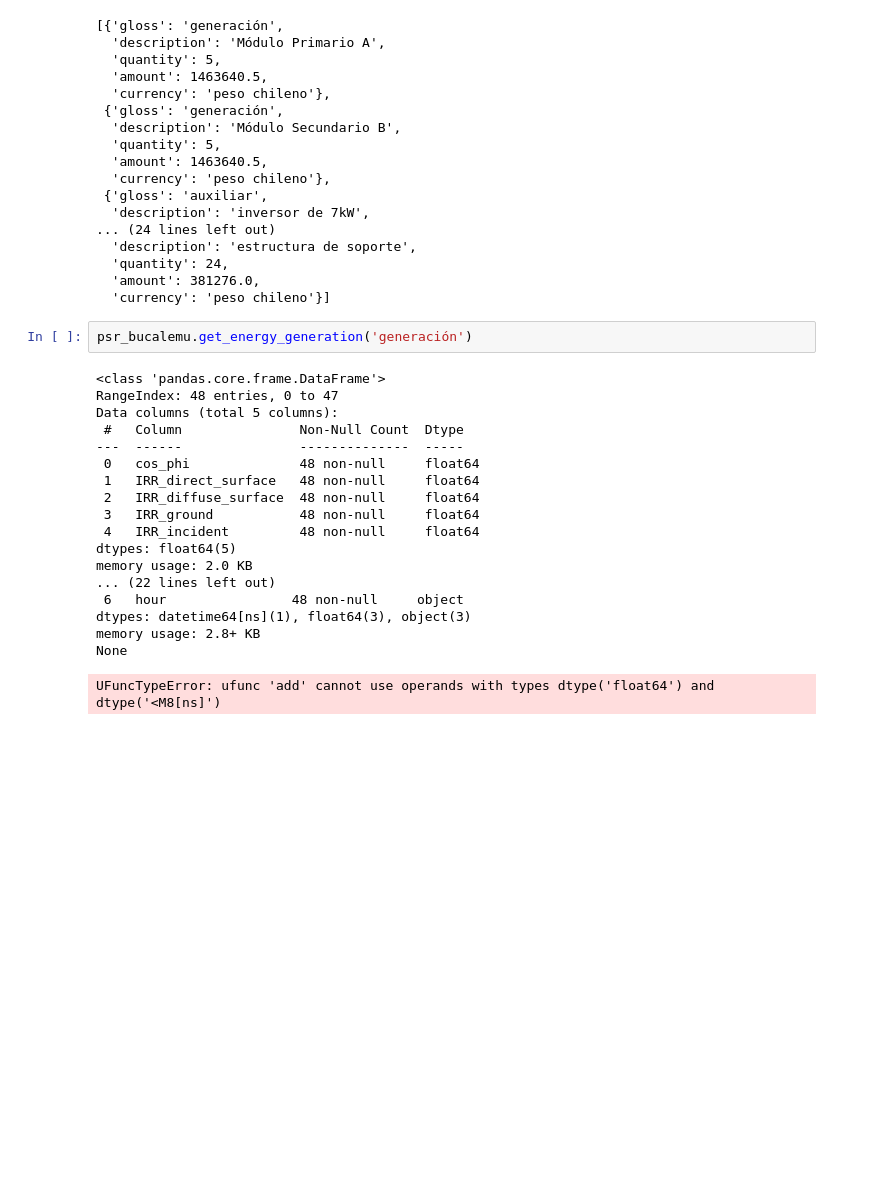
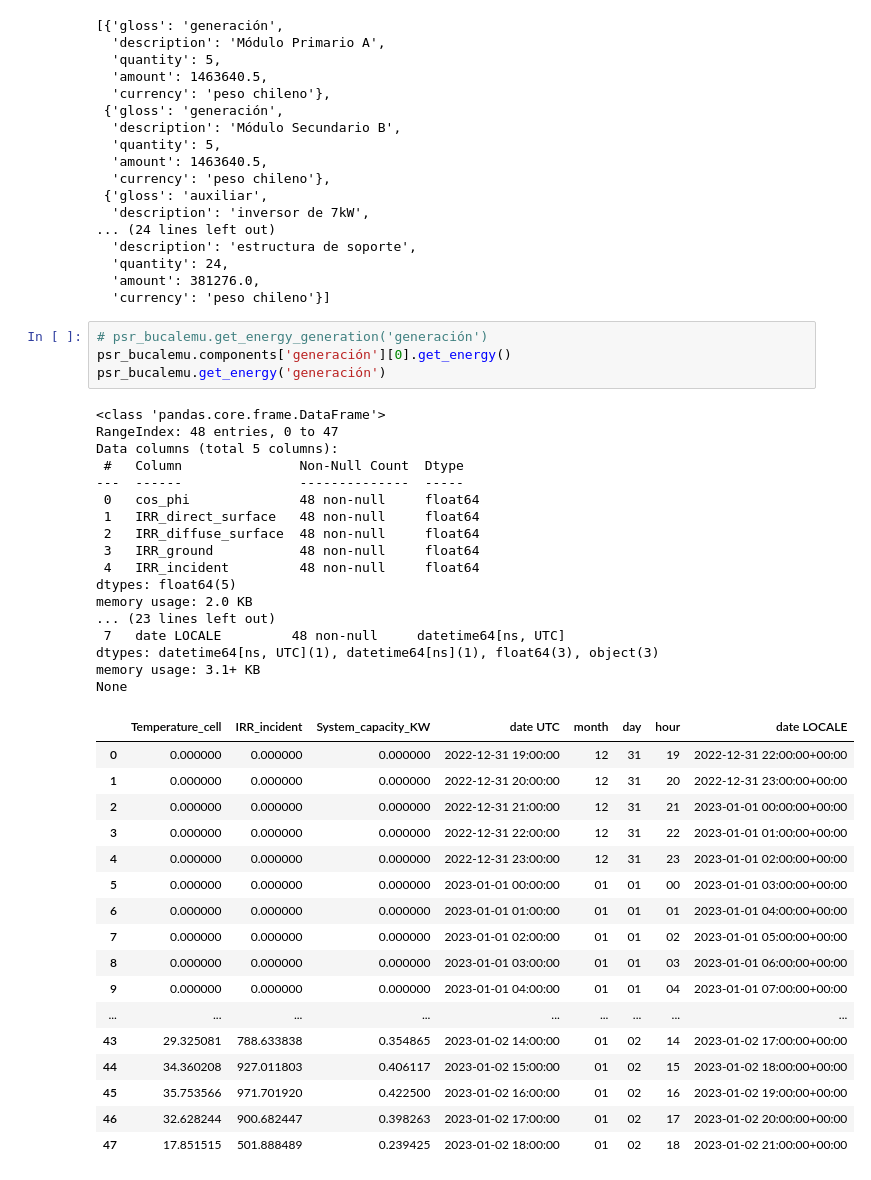
Before and after one commit to ccnmagnoo/energy-report-modeler, a Jupyter notebook: main.ipynb, the cells around one changed output. Cells and saved outputs as stored; diff of their text form; blank space fills up the shorter version.

Commit message:
global get_energy summarize by project

```diff
--- a/main.ipynb
+++ b/main.ipynb
@@ -188,24 +188,42 @@ estimado 10967899.149999999 on grid 8279200 off grid 16368450 linear 2459900.0
   'quantity': 24,
   'amount': 381276.0,
   'currency': 'peso chileno'}]
-# %%
-psr_bucalemu.get_energy_generation('generación')
-# %% [output]
-<class 'pandas.core.frame.DataFrame'>
-RangeIndex: 48 entries, 0 to 47
-Data columns (total 5 columns):
- #   Column               Non-Null Count  Dtype
----  ------               --------------  -----
- 0   cos_phi              48 non-null     float64
- 1   IRR_direct_surface   48 non-null     float64
- 2   IRR_diffuse_surface  48 non-null     float64
- 3   IRR_ground           48 non-null     float64
- 4   IRR_incident         48 non-null     float64
-dtypes: float64(5)
-memory usage: 2.0 KB
-... (22 lines left out)
- 6   hour                48 non-null     object
-dtypes: datetime64[ns](1), float64(3), object(3)
-memory usage: 2.8+ KB
-None
-UFuncTypeError: ufunc 'add' cannot use operands with types dtype('float64') and dtype('<M8[ns]')
+# %%
+# psr_bucalemu.get_energy_generation('generación')
+psr_bucalemu.components['generación'][0].get_energy()
+psr_bucalemu.get_energy('generación')
+# %% [output]
+<class 'pandas.core.frame.DataFrame'>
+RangeIndex: 48 entries, 0 to 47
+Data columns (total 5 columns):
+ #   Column               Non-Null Count  Dtype
+---  ------               --------------  -----
+ 0   cos_phi              48 non-null     float64
+ 1   IRR_direct_surface   48 non-null     float64
+ 2   IRR_diffuse_surface  48 non-null     float64
+ 3   IRR_ground           48 non-null     float64
+ 4   IRR_incident         48 non-null     float64
+dtypes: float64(5)
+memory usage: 2.0 KB
+... (23 lines left out)
+ 7   date LOCALE         48 non-null     datetime64[ns, UTC]
+dtypes: datetime64[ns, UTC](1), datetime64[ns](1), float64(3), object(3)
+memory usage: 3.1+ KB
+None
+|  | Temperature_cell | IRR_incident | System_capacity_KW | date UTC | month | day | hour | date LOCALE |
+| 0 | 0.000000 | 0.000000 | 0.000000 | 2022-12-31 19:00:00 | 12 | 31 | 19 | 2022-12-31 22:00:00+00:00 |
+| 1 | 0.000000 | 0.000000 | 0.000000 | 2022-12-31 20:00:00 | 12 | 31 | 20 | 2022-12-31 23:00:00+00:00 |
+| 2 | 0.000000 | 0.000000 | 0.000000 | 2022-12-31 21:00:00 | 12 | 31 | 21 | 2023-01-01 00:00:00+00:00 |
+| 3 | 0.000000 | 0.000000 | 0.000000 | 2022-12-31 22:00:00 | 12 | 31 | 22 | 2023-01-01 01:00:00+00:00 |
+| 4 | 0.000000 | 0.000000 | 0.000000 | 2022-12-31 23:00:00 | 12 | 31 | 23 | 2023-01-01 02:00:00+00:00 |
+| 5 | 0.000000 | 0.000000 | 0.000000 | 2023-01-01 00:00:00 | 01 | 01 | 00 | 2023-01-01 03:00:00+00:00 |
+| 6 | 0.000000 | 0.000000 | 0.000000 | 2023-01-01 01:00:00 | 01 | 01 | 01 | 2023-01-01 04:00:00+00:00 |
+| 7 | 0.000000 | 0.000000 | 0.000000 | 2023-01-01 02:00:00 | 01 | 01 | 02 | 2023-01-01 05:00:00+00:00 |
+| 8 | 0.000000 | 0.000000 | 0.000000 | 2023-01-01 03:00:00 | 01 | 01 | 03 | 2023-01-01 06:00:00+00:00 |
+| 9 | 0.000000 | 0.000000 | 0.000000 | 2023-01-01 04:00:00 | 01 | 01 | 04 | 2023-01-01 07:00:00+00:00 |
+| ... | ... | ... | ... | ... | ... | ... | ... | ... |
+| 43 | 29.325081 | 788.633838 | 0.354865 | 2023-01-02 14:00:00 | 01 | 02 | 14 | 2023-01-02 17:00:00+00:00 |
+| 44 | 34.360208 | 927.011803 | 0.406117 | 2023-01-02 15:00:00 | 01 | 02 | 15 | 2023-01-02 18:00:00+00:00 |
+| 45 | 35.753566 | 971.701920 | 0.422500 | 2023-01-02 16:00:00 | 01 | 02 | 16 | 2023-01-02 19:00:00+00:00 |
+| 46 | 32.628244 | 900.682447 | 0.398263 | 2023-01-02 17:00:00 | 01 | 02 | 17 | 2023-01-02 20:00:00+00:00 |
+| 47 | 17.851515 | 501.888489 | 0.239425 | 2023-01-02 18:00:00 | 01 | 02 | 18 | 2023-01-02 21:00:00+00:00 |
```
Also changed, not shown: 2 other files.
